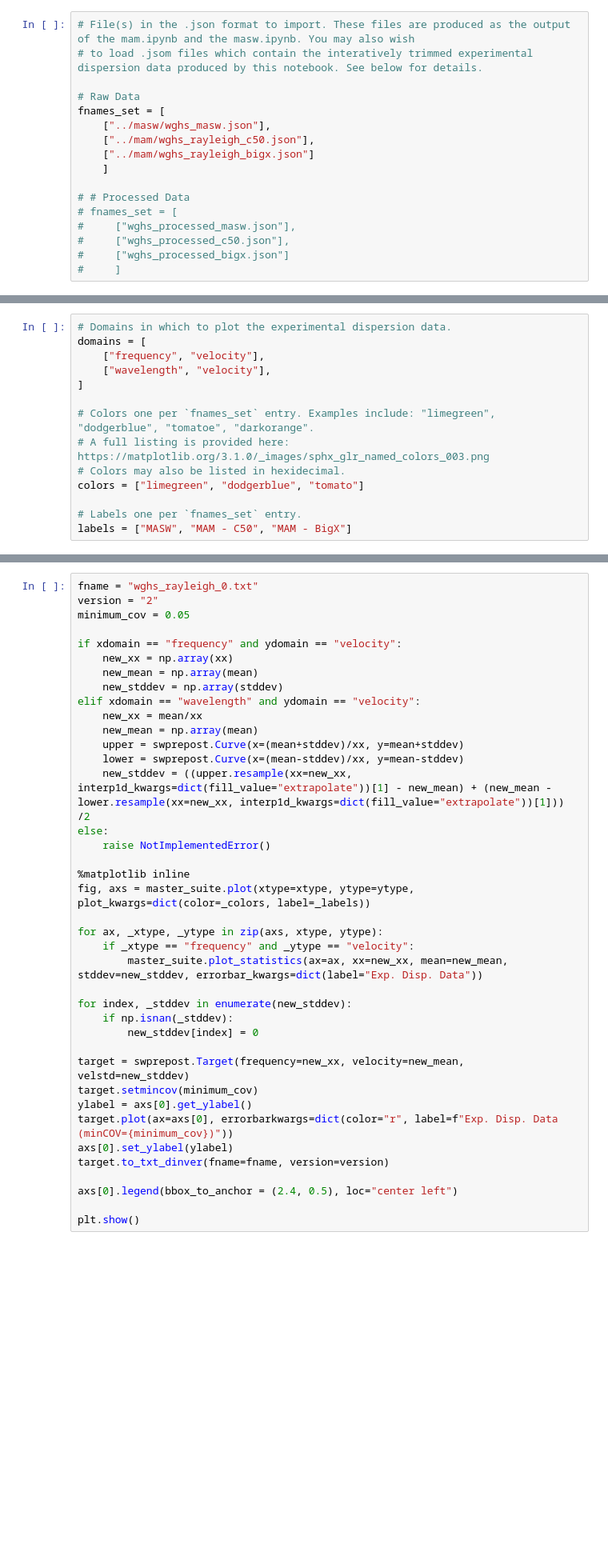
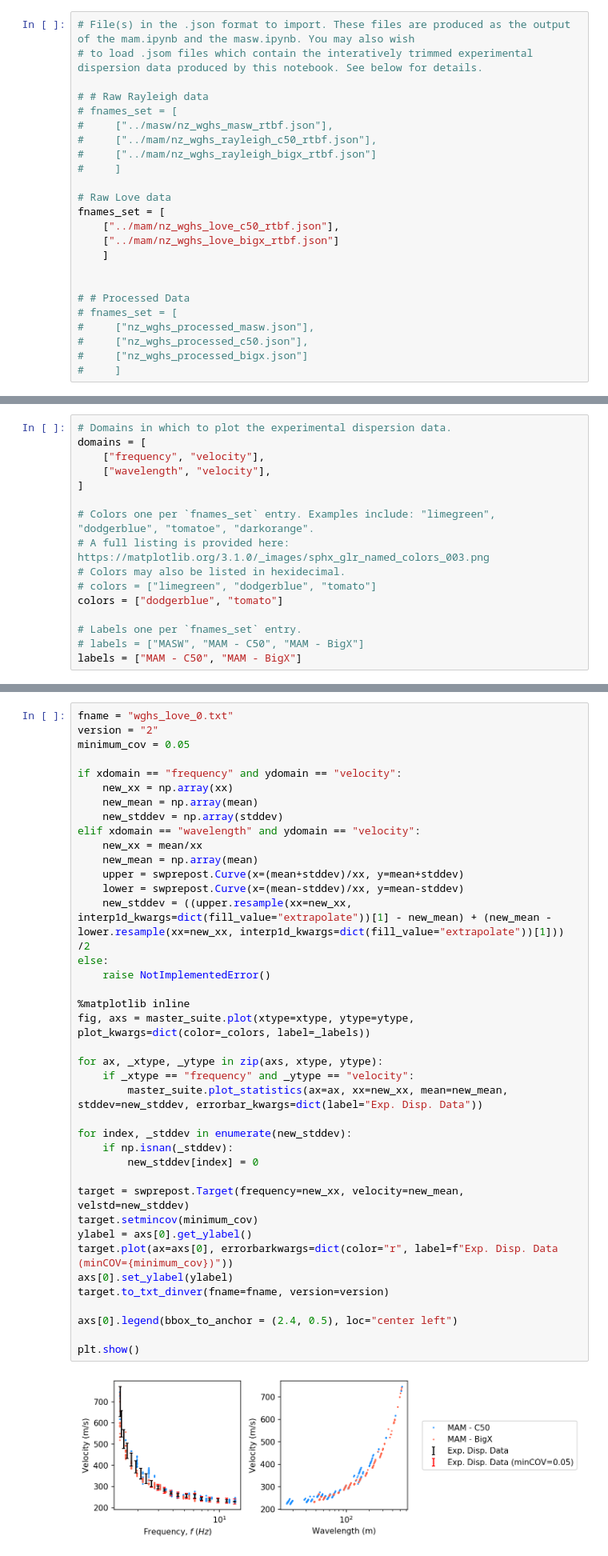
Before and after one commit to jpvantassel/swprocess, a Jupyter notebook: examples/stats/stats.ipynb, the cells around one changed output, grey strips where cells are left out. Shown at 80% size. Saved outputs shown, nothing was run; the diff lists cells and outputs as text; blank space fills up the shorter version.

```diff
--- a/examples/stats/stats.ipynb
+++ b/examples/stats/stats.ipynb
@@ -77,18 +77,25 @@ import swprepost
 # File(s) in the .json format to import. These files are produced as the output of the mam.ipynb and the masw.ipynb. You may also wish
 # to load .jsom files which contain the interatively trimmed experimental dispersion data produced by this notebook. See below for details.
 
-# Raw Data
+# # Raw Rayleigh data
+# fnames_set = [
+#     ["../masw/nz_wghs_masw_rtbf.json"],
+#     ["../mam/nz_wghs_rayleigh_c50_rtbf.json"],
+#     ["../mam/nz_wghs_rayleigh_bigx_rtbf.json"]
+#     ]
+
+# Raw Love data
 fnames_set = [
-    ["../masw/wghs_masw.json"],
-    ["../mam/wghs_rayleigh_c50.json"],
-    ["../mam/wghs_rayleigh_bigx.json"]
+    ["../mam/nz_wghs_love_c50_rtbf.json"],
+    ["../mam/nz_wghs_love_bigx_rtbf.json"]
     ]
+
 
 # # Processed Data
 # fnames_set = [
-#     ["wghs_processed_masw.json"],
-#     ["wghs_processed_c50.json"],
-#     ["wghs_processed_bigx.json"]
+#     ["nz_wghs_processed_masw.json"],
+#     ["nz_wghs_processed_c50.json"],
+#     ["nz_wghs_processed_bigx.json"]
 #     ]
 # %% [markdown]
 ### Plot Settings
@@ -102,10 +109,12 @@ domains = [
 # Colors one per `fnames_set` entry. Examples include: "limegreen", "dodgerblue", "tomatoe", "darkorange".
 # A full listing is provided here: https://matplotlib.org/3.1.0/_images/sphx_glr_named_colors_003.png
 # Colors may also be listed in hexidecimal.
-colors = ["limegreen", "dodgerblue", "tomato"]
+# colors = ["limegreen", "dodgerblue", "tomato"]
+colors = ["dodgerblue", "tomato"]
 
 # Labels one per `fnames_set` entry.
-labels = ["MASW", "MAM - C50", "MAM - BigX"]
+# labels = ["MASW", "MAM - C50", "MAM - BigX"]
+labels = ["MAM - C50", "MAM - BigX"]
 # %% [markdown]
 ## View Raw Data
 ---
@@ -232,7 +261,7 @@ plt.show()
 # %% [markdown]
 ### Write to Experimental Dispersion Curve to `.txt`
 # %%
-fname = "wghs_rayleigh_0.txt"
+fname = "wghs_love_0.txt"
 version = "2"
 minimum_cov = 0.05
 
@@ -243,33 +272,35 @@ if xdomain == "frequency" and ydomain == "velocity":
 elif xdomain == "wavelength" and ydomain == "velocity":
     new_xx = mean/xx
     new_mean = np.array(mean)
     upper = swprepost.Curve(x=(mean+stddev)/xx, y=mean+stddev)
     lower = swprepost.Curve(x=(mean-stddev)/xx, y=mean-stddev)
     new_stddev = ((upper.resample(xx=new_xx, interp1d_kwargs=dict(fill_value="extrapolate"))[1] - new_mean) + (new_mean - lower.resample(xx=new_xx, interp1d_kwargs=dict(fill_value="extrapolate"))[1])) /2
 else:
     raise NotImplementedError()
 
 %matplotlib inline
 fig, axs = master_suite.plot(xtype=xtype, ytype=ytype, plot_kwargs=dict(color=_colors, label=_labels))
 
 for ax, _xtype, _ytype in zip(axs, xtype, ytype):
     if _xtype == "frequency" and _ytype == "velocity":
         master_suite.plot_statistics(ax=ax, xx=new_xx, mean=new_mean, stddev=new_stddev, errorbar_kwargs=dict(label="Exp. Disp. Data"))
 
 for index, _stddev in enumerate(new_stddev):
     if np.isnan(_stddev):
         new_stddev[index] = 0
 
 target = swprepost.Target(frequency=new_xx, velocity=new_mean, velstd=new_stddev)
 target.setmincov(minimum_cov)
 ylabel = axs[0].get_ylabel()
 target.plot(ax=axs[0], errorbarkwargs=dict(color="r", label=f"Exp. Disp. Data (minCOV={minimum_cov})"))
 axs[0].set_ylabel(ylabel)
 target.to_txt_dinver(fname=fname, version=version)
 
 axs[0].legend(bbox_to_anchor = (2.4, 0.5), loc="center left")
 
 plt.show()
+# %% [output]
+[figure, added]
 # %% [markdown]
 ## Write to trimmed data to `.json`
 ---
```
Also changed, not shown: parts of 6 cells of this notebook, 4 other files.
